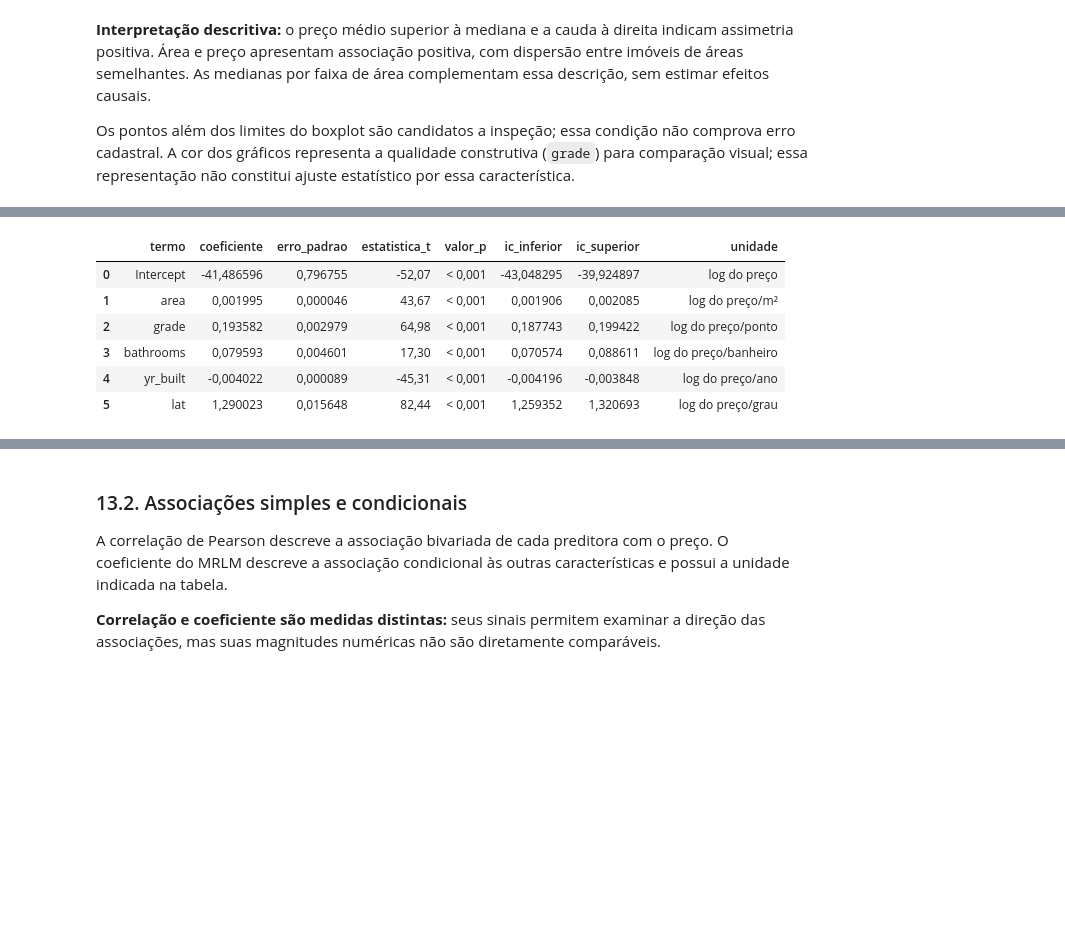
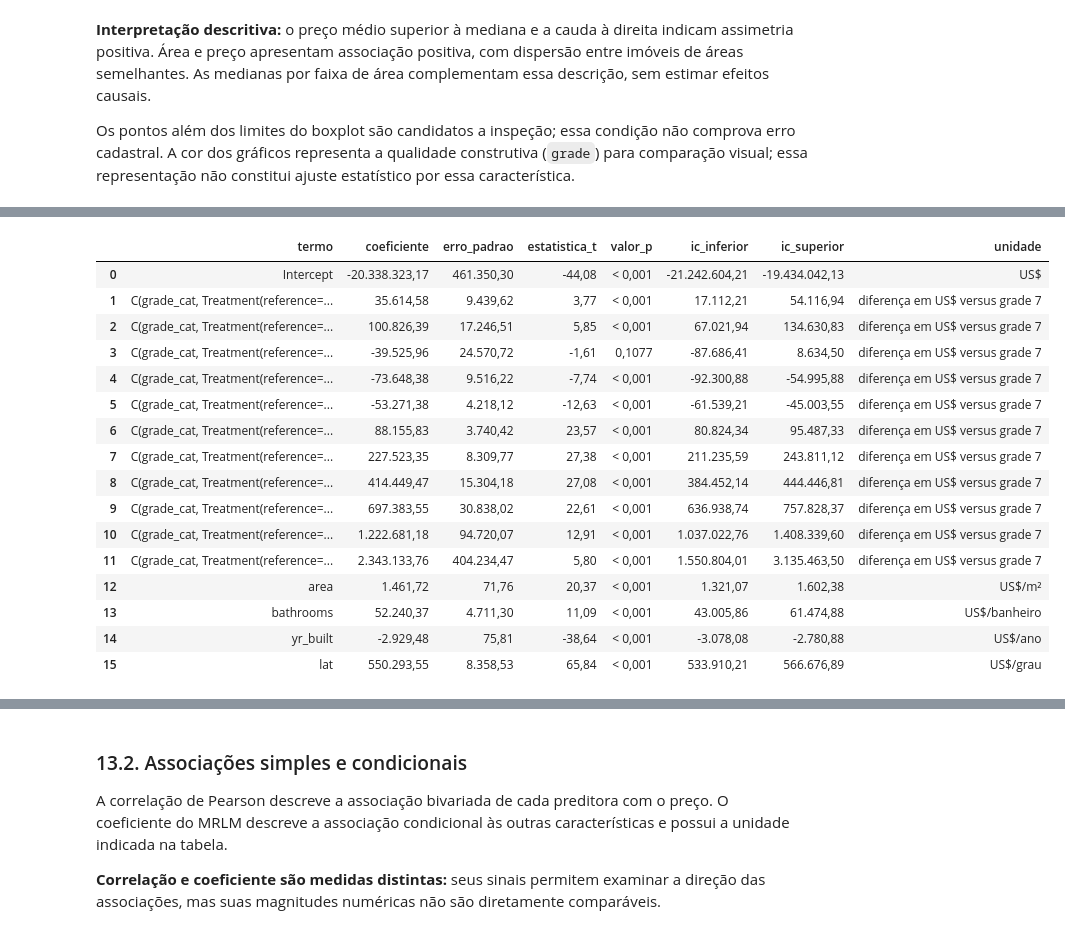
Before and after one commit to igor-xmchaves/analise_house_sales, a Jupyter notebook: house_sales.ipynb, the cells around one changed output, grey strips where cells are left out. Drawn from its saved outputs; the diff is of its cells as text; code cells hidden in the pictures; blank space fills up the shorter version.

```diff
--- a/house_sales.ipynb
+++ b/house_sales.ipynb
@@ -825,25 +813,24 @@ Erros padrão, testes e intervalos utilizam inferência clássica, condicionada
 # %%
 if len(base_ajustada) < 3 or base_ajustada['area'].nunique() < 2:
     raise ValueError('O MRLS exige pelo menos três vendas e variação na área.')
-if not np.isfinite(base_ajustada[['preco', 'area']].to_numpy()).all():
+if not np.isfinite(base_ajustada[['price', 'area']].to_numpy()).all():
     raise ValueError('Confira preço e área antes de ajustar o MRLS.')
 
-modelo_simples = ajustar_modelo(base_ajustada, 'preco ~ area')
+modelo_simples = ajustar_modelo(base_ajustada, 'price ~ area')
 base_ajustada['preco_estimado'] = modelo_simples.fittedvalues
 base_ajustada['residuo'] = modelo_simples.resid
-coeficientes = tabela_coef(modelo_simples, {'Intercept': 'R$', 'area': 'R$/m²'})
+coeficientes = tabela_coef(modelo_simples, {'Intercept': 'US$', 'area': 'US$/m²'}, base_ajustada)
 
 display(coeficientes.rename(index={'Intercept': 'Intercepto', 'area': 'Área habitável'}))
-salvar_tabela(coeficientes, 'coeficientes_mrls.csv', indice=True)
 
 intercepto = modelo_simples.params['Intercept']
 coeficiente_area = modelo_simples.params['area']
 display(Markdown(
-    f'**Equação estimada:** preço estimado (R$) = {formatar_valor(intercepto)} + '
+    f'**Equação estimada:** preço estimado (US$) = {formatar_valor(intercepto)} + '
     f'{formatar_valor(coeficiente_area)} × área (m²).\n\n'
     f'Uma diferença de 10 m² corresponde a uma diferença média estimada de '
-    f'R$ {formatar_valor(10 * coeficiente_area)} entre os valores da reta; '
-    f'para 100 m², R$ {formatar_valor(100 * coeficiente_area)}. '
+    f'US$ {formatar_valor(10 * coeficiente_area)} entre os valores da reta; '
+    f'para 100 m², US$ {formatar_valor(100 * coeficiente_area)}. '
     'A inclinação não equivale ao preço médio por m² de um imóvel nem ao efeito causal de ampliá-lo.\n\n'
     f'O intercepto corresponde a área zero, fora da faixa observada de '
     f'{formatar_valor(base_ajustada["area"].min())} a {formatar_valor(base_ajustada["area"].max())} m². '
@@ -1066,16 +1048,27 @@ Erros padrão, valores-p e intervalos de confiança permanecem clássicos e cond
 # %%
-unidades_lineares = {'Intercept': 'R$', 'area': 'R$/m²', 'grade': 'R$/ponto',
-                    'bathrooms': 'R$/banheiro', 'yr_built': 'R$/ano', 'lat': 'R$/grau'}
-unidades_log = {'Intercept': 'log do preço', 'area': 'log do preço/m²', 'grade': 'log do preço/ponto',
-               'bathrooms': 'log do preço/banheiro', 'yr_built': 'log do preço/ano', 'lat': 'log do preço/grau'}
+unidades_lineares = {'Intercept': 'US$', 'area': 'US$/m²', 'grade': 'US$/ponto',
+                    'bathrooms': 'US$/banheiro', 'yr_built': 'US$/ano', 'lat': 'US$/grau'}
+unidades_log = {'Intercept': 'ln(US$/1 US$)', 'area': 'ln(US$/1 US$)/m²',
+                'grade': 'ln(US$/1 US$)/ponto', 'bathrooms': 'ln(US$/1 US$)/banheiro',
+                'yr_built': 'ln(US$/1 US$)/ano', 'lat': 'ln(US$/1 US$)/grau'}
 
 def resumir_modelo(modelo, nome):
-    escala = 'log do preço em R$' if nome == 'MRLM_log' else 'R$ nominal'
-    unidades = unidades_log if nome == 'MRLM_log' else unidades_lineares
-    coeficientes_modelo = tabela_coef(modelo, unidades).reset_index()
+    escala = 'log do preço em US$' if nome.endswith('_log') else 'US$ nominal'
+    unidades_base = unidades_log if nome.endswith('_log') else unidades_lineares
+    unidades = {}
+    for termo in modelo.params.index:
+        if termo.startswith('C(grade_cat'):
+            unidades[termo] = (
+                'diferença em log-preço versus grade 7'
+                if nome.endswith('_log')
+                else 'diferença em US$ versus grade 7'
+            )
+        else:
+            unidades[termo] = unidades_base[termo]
+    coeficientes_modelo = tabela_coef(modelo, unidades, base_ajustada).reset_index()
     coeficientes_modelo.insert(0, 'escala_resposta', escala)
     coeficientes_modelo.insert(0, 'modelo', nome)
-    coeficientes_modelo['covariancia'] = modelo.cov_type
+    coeficientes_modelo['covariancia'] = 'cluster_id'
     medidas = resumir_medidas(modelo)
     medidas.pop('gl_modelo')
     medidas_modelo = {'modelo': nome, 'escala_resposta': escala, **medidas}
@@ -1088,38 +1081,36 @@ for nome, modelo in modelos_ajustados.items():
     registros_medidas.append(medidas_modelo)
     tabela_exibida = tabela_modelo[['termo', 'coeficiente', 'erro_padrao', 'estatistica_t',
                                     'valor_p', 'ic_inferior', 'ic_superior', 'unidade']].copy()
-    casas = 6 if nome == 'MRLM_log' else 2
+    casas = 6 if nome.endswith('_log') else 2
     for coluna in ['coeficiente', 'erro_padrao', 'ic_inferior', 'ic_superior']:
         tabela_exibida[coluna] = tabela_exibida[coluna].map(lambda valor: formatar_valor(valor, casas))
-    display(Markdown(f'**{nome} — coeficientes e inferência clássica**'))
+    display(Markdown(f'**{nome} — coeficientes e inferência agrupada por id**'))
     display(tabela_exibida)
 coeficientes_modelos = pd.concat(tabelas_coeficientes, ignore_index=True)
 medidas_modelos = pd.DataFrame(registros_medidas)
 salvar_tabela(coeficientes_modelos, 'coeficientes_modelos.csv')
 salvar_tabela(medidas_modelos, 'medidas_modelos.csv')
-display(medidas_modelos[['modelo', 'escala_resposta', 'vendas', 'r2', 'r2_ajustado', 'erro_residual']].assign(
-    r2=medidas_modelos['r2'].map(lambda valor: formatar_valor(valor, 5)),
-    r2_ajustado=medidas_modelos['r2_ajustado'].map(lambda valor: formatar_valor(valor, 5)),
-    erro_residual=medidas_modelos['erro_residual'].map(lambda valor: formatar_valor(valor, 4))
-))
+display(medidas_modelos[['modelo', 'escala_resposta', 'vendas', 'r2', 'r2_ajustado', 'erro_residual']])
 
 variacoes = {'area': 10, 'grade': 1, 'bathrooms': 1, 'yr_built': 10, 'lat': 0.01}
 efeitos_modelos = pd.DataFrame([
     {'variavel': variavel, 'variacao': variacao,
-     'diferenca_reais': modelo_multiplo.params[variavel] * variacao,
+     'diferenca_usd': modelo_multiplo.params[variavel] * variacao,
      'variacao_geometrica_pct': 100 * np.expm1(modelo_log.params[variavel] * variacao)}
     for variavel, variacao in variacoes.items()
 ])
 display(Markdown('**Diferenças ajustadas no MRLM, mantendo as demais explicativas constantes**'))
 display(efeitos_modelos)
-salvar_tabela(efeitos_modelos, 'efeitos_modelos.csv')
+efeito_area_log = pd.DataFrame([
+    {'modelo': nome, 'variacao_area_m2': 10,
+     'coeficiente_area': modelo.params['area'],
+     'variacao_geometrica_pct': 100 * np.expm1(modelo.params['area'] * 10)}
+    for nome, modelo in [('MRLS_log', modelo_simples_log), ('MRLM_log', modelo_log)]
+])
+display(efeito_area_log)
 display(Markdown(
-    f'No MRLM em reais, uma diferença de 10 m² está associada a uma diferença ajustada de '
-    f'**R$ {formatar_valor(10 * modelo_multiplo.params["area"])}**, mantendo as demais explicativas constantes. '
-    f'No modelo log, essa diferença corresponde a **{formatar_valor(100 * np.expm1(10 * modelo_log.params["area"]))}%** '
-    'no preço geométrico proposto. São associações condicionais, sem interpretação causal.\n\n'
-    f'O MRLS e o MRLM descrevem, respectivamente, **{formatar_valor(100 * modelo_simples.rsquared)}%** e '
-    f'**{formatar_valor(100 * modelo_multiplo.rsquared)}%** da variabilidade dos preços nominais em reais na mesma amostra. '
-    f'O R² do MRLM log é **{formatar_valor(modelo_log.rsquared, 5)}** e descreve a variabilidade do log do preço.'
+    f'Para 10 m², o MRLS em log associa uma mudança de **{formatar_valor(100 * np.expm1(10 * modelo_simples_log.params["area"]))}%**; '
+    f'o MRLM em log associa **{formatar_valor(100 * np.expm1(10 * modelo_log.params["area"]))}%**, mantendo as outras explicativas constantes. '
+    'São variações da média geométrica condicional, não diferenças causais nem automaticamente mudanças na média aritmética.'
 ))
 # %% [output]
@@ -1139,7 +1133,17 @@ display(Markdown(
 |  | termo | coeficiente | erro_padrao | estatistica_t | valor_p | ic_inferior | ic_superior | unidade |
-| 0 | Intercept | -41,486596 | 0,796755 | -52,07 | < 0,001 | -43,048295 | -39,924897 | log do preço |
-| 1 | area | 0,001995 | 0,000046 | 43,67 | < 0,001 | 0,001906 | 0,002085 | log do preço/m² |
-| 2 | grade | 0,193582 | 0,002979 | 64,98 | < 0,001 | 0,187743 | 0,199422 | log do preço/ponto |
-| 3 | bathrooms | 0,079593 | 0,004601 | 17,30 | < 0,001 | 0,070574 | 0,088611 | log do preço/banheiro |
-| 4 | yr_built | -0,004022 | 0,000089 | -45,31 | < 0,001 | -0,004196 | -0,003848 | log do preço/ano |
-| 5 | lat | 1,290023 | 0,015648 | 82,44 | < 0,001 | 1,259352 | 1,320693 | log do preço/grau |
+| 0 | Intercept | -20.338.323,17 | 461.350,30 | -44,08 | < 0,001 | -21.242.604,21 | -19.434.042,13 | US$ |
+| 1 | C(grade_cat, Treatment(reference=... | 35.614,58 | 9.439,62 | 3,77 | < 0,001 | 17.112,21 | 54.116,94 | diferença em US$ versus grade 7 |
+| 2 | C(grade_cat, Treatment(reference=... | 100.826,39 | 17.246,51 | 5,85 | < 0,001 | 67.021,94 | 134.630,83 | diferença em US$ versus grade 7 |
+| 3 | C(grade_cat, Treatment(reference=... | -39.525,96 | 24.570,72 | -1,61 | 0,1077 | -87.686,41 | 8.634,50 | diferença em US$ versus grade 7 |
+| 4 | C(grade_cat, Treatment(reference=... | -73.648,38 | 9.516,22 | -7,74 | < 0,001 | -92.300,88 | -54.995,88 | diferença em US$ versus grade 7 |
+| 5 | C(grade_cat, Treatment(reference=... | -53.271,38 | 4.218,12 | -12,63 | < 0,001 | -61.539,21 | -45.003,55 | diferença em US$ versus grade 7 |
+| 6 | C(grade_cat, Treatment(reference=... | 88.155,83 | 3.740,42 | 23,57 | < 0,001 | 80.824,34 | 95.487,33 | diferença em US$ versus grade 7 |
+| 7 | C(grade_cat, Treatment(reference=... | 227.523,35 | 8.309,77 | 27,38 | < 0,001 | 211.235,59 | 243.811,12 | diferença em US$ versus grade 7 |
+| 8 | C(grade_cat, Treatment(reference=... | 414.449,47 | 15.304,18 | 27,08 | < 0,001 | 384.452,14 | 444.446,81 | diferença em US$ versus grade 7 |
+| 9 | C(grade_cat, Treatment(reference=... | 697.383,55 | 30.838,02 | 22,61 | < 0,001 | 636.938,74 | 757.828,37 | diferença em US$ versus grade 7 |
+| 10 | C(grade_cat, Treatment(reference=... | 1.222.681,18 | 94.720,07 | 12,91 | < 0,001 | 1.037.022,76 | 1.408.339,60 | diferença em US$ versus grade 7 |
+| 11 | C(grade_cat, Treatment(reference=... | 2.343.133,76 | 404.234,47 | 5,80 | < 0,001 | 1.550.804,01 | 3.135.463,50 | diferença em US$ versus grade 7 |
+| 12 | area | 1.461,72 | 71,76 | 20,37 | < 0,001 | 1.321,07 | 1.602,38 | US$/m² |
+| 13 | bathrooms | 52.240,37 | 4.711,30 | 11,09 | < 0,001 | 43.005,86 | 61.474,88 | US$/banheiro |
+| 14 | yr_built | -2.929,48 | 75,81 | -38,64 | < 0,001 | -3.078,08 | -2.780,88 | US$/ano |
+| 15 | lat | 550.293,55 | 8.358,53 | 65,84 | < 0,001 | 533.910,21 | 566.676,89 | US$/grau |
```
Also changed, not shown: parts of 69 cells of this notebook, 43 other files.
